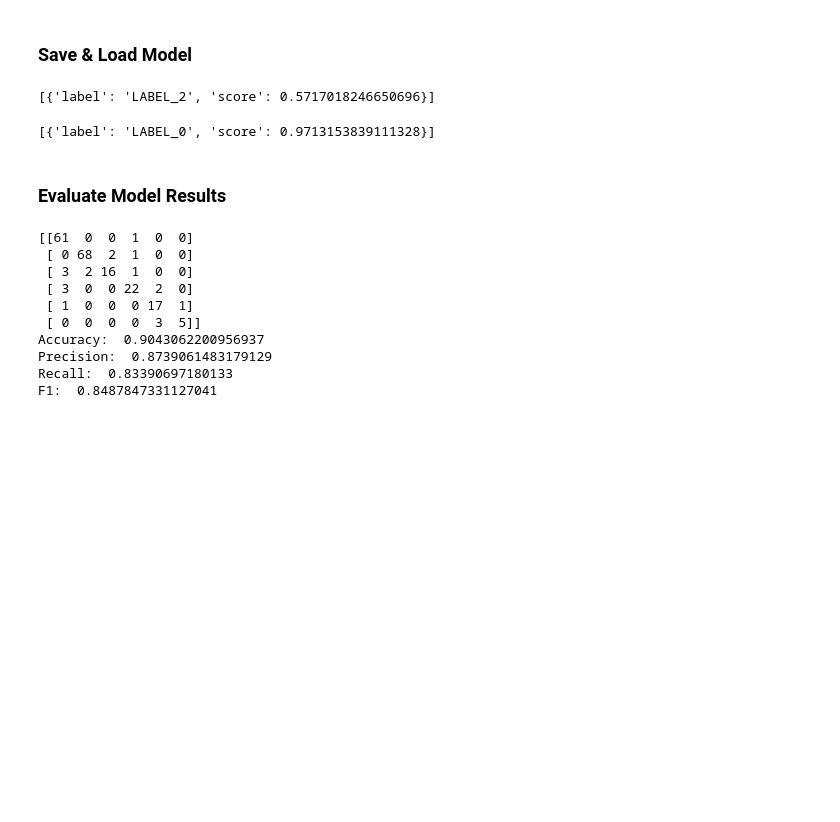
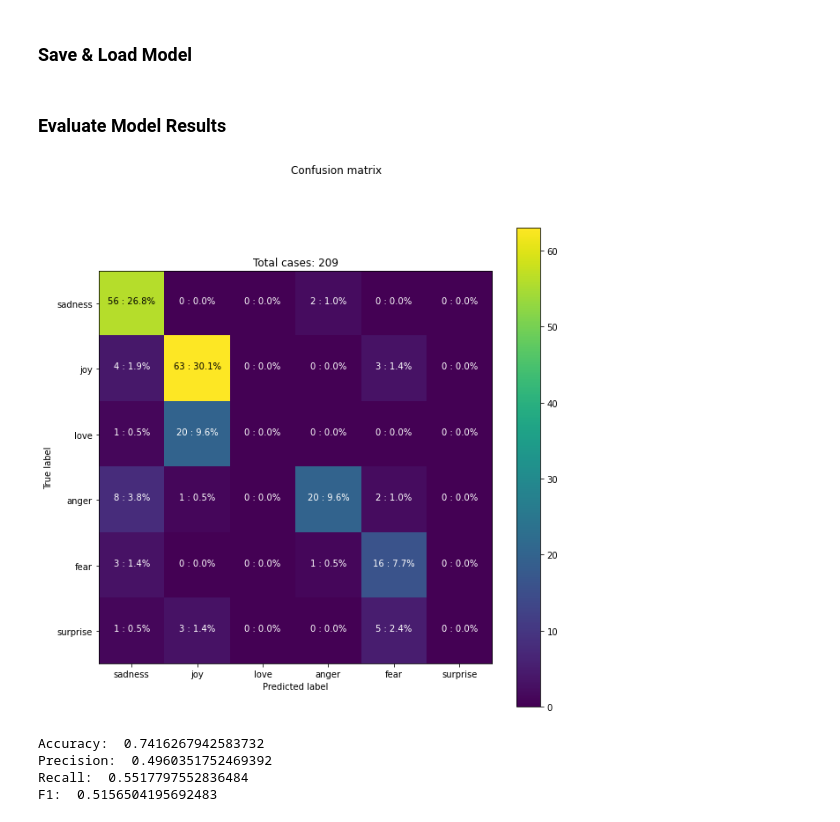
Before and after one commit to m21ark/pln, a Jupyter notebook: p2/notebook.ipynb, the cells around one changed output. Drawn from its saved outputs; the diff is of its cells as text; code cells hidden in the pictures; blank space fills up the shorter version.

```diff
--- a/p2/notebook.ipynb
+++ b/p2/notebook.ipynb
@@ -31,8 +33,10 @@ warnings.simplefilter(action='ignore', category=FutureWarning)
 # %%
 df = pd.read_pickle("data/data_original.pkl")
 
+down_sample_percentage = 0.5
+
 # down sample data
-df = df.sample(frac=0.01, random_state=1)
+df = df.sample(frac=down_sample_percentage/100, random_state=1)
 
 # rename emotions to label and map to integers
 df.rename(columns={'emotions':'label'}, inplace = True)
@@ -52,8 +56,8 @@ df.head()
 # %%
 dataset = Dataset.from_pandas(df)
 
-# 90% train, 10% test+validation
-train_test = dataset.train_test_split(test_size=0.1)
+# 80% train, 20% test+validation
+train_test = dataset.train_test_split(test_size=0.2)
 
 # Split the 10% test+validation set in half test, half validation
 valid_test = train_test['test'].train_test_split(test_size=0.5)
@@ -230,36 +239,45 @@ pipe = TextClassificationPipeline(model=model2, tokenizer=tokenizer2) #, return_
-# %%
-pipe("I love this place!")
-# %% [output]
-[{'label': 'LABEL_2', 'score': 0.5717018246650696}]
-# %%
-pipe("Paris was very disappointing")
-# %% [output]
-[{'label': 'LABEL_0', 'score': 0.9713153839111328}]
 # %% [markdown]
 ### Evaluate Model Results
+# %%
+def show_cm(cm, classes, figsize=(10, 10)):
+    # cm = np.array([[TP, FP], [FN, TN]])
+    plt.figure(figsize=figsize)
+    plt.imshow(cm)
+    plt.suptitle('Confusion matrix')
+    total = sum(sum(cm))
+    plt.title('Total cases: {}'.format(total))
+    plt.colorbar()
+    plt.ylabel('True label')
+    plt.xlabel('Predicted label')
+    tick_marks = np.arange(len(classes))
+    plt.xticks(tick_marks, classes)
+    plt.yticks(tick_marks, classes)
+
+    for i in range(len(classes)):
+        for j in range(len(classes)):
+            perc = round(cm[i, j] / total * 100, 1)
+            plt.text(j, i, f"{format(cm[i, j], '.0f')} : {perc}%", horizontalalignment="center",
+                     color="black" if cm[i, j] > cm.max() / 2 else "white")
+
+    plt.show()
 # %%
 y_pred= []
 for p in tokenized_dataset['test']['text']:
     ti = tokenizer2(p, return_tensors="pt")
     out = model2(**ti)
     pred = torch.argmax(out.logits)
-    y_pred.append(pred)   # our labels are already 0 and 1
+    y_pred.append(pred)
 
 y_test = tokenized_dataset['test']['label']
 
-print(confusion_matrix(y_test, y_pred))
+show_cm(confusion_matrix(y_test, y_pred), label_map.keys())
 print('Accuracy: ', accuracy_score(y_test, y_pred))
 print('Precision: ', precision_score(y_test, y_pred, average='macro'))
 print('Recall: ', recall_score(y_test, y_pred, average='macro'))
 print('F1: ', f1_score(y_test, y_pred, average='macro'))
 # %% [output]
+[figure, added]
-[[61  0  0  1  0  0]
- [ 0 68  2  1  0  0]
- [ 3  2 16  1  0  0]
- [ 3  0  0 22  2  0]
- [ 1  0  0  0 17  1]
- [ 0  0  0  0  3  5]]
-Accuracy:  0.9043062200956937
-Precision:  0.8739061483179129
-Recall:  0.83390697180133
-F1:  0.8487847331127041
+Accuracy:  0.7416267942583732
+Precision:  0.4960351752469392
+Recall:  0.5517797552836484
+F1:  0.5156504195692483
```
Also changed, not shown: parts of 11 cells of this notebook.
